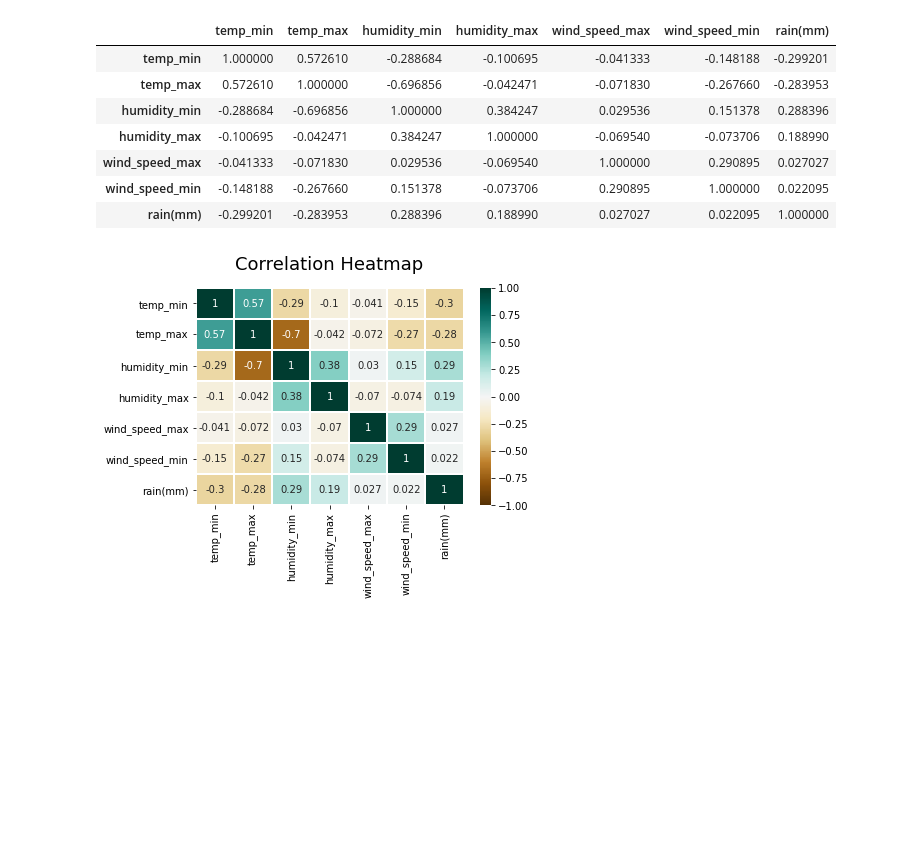
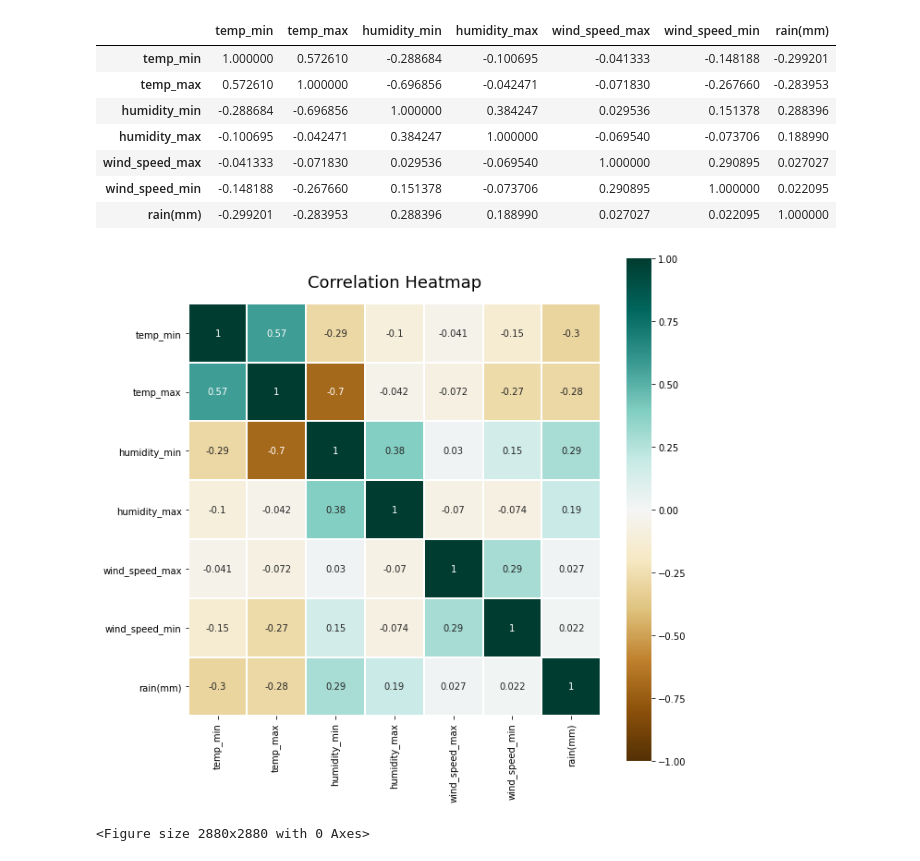
Before and after one commit to Nagesh-Cheripally/Correlation-Matrix, a Jupyter notebook: Correlation_Matrix.ipynb, the cells around one changed output. Cells and saved outputs as stored; diff of their text form; code cells hidden in the pictures; blank space fills up the shorter version.

```diff
--- a/Correlation_Matrix.ipynb
+++ b/Correlation_Matrix.ipynb
@@ -41,8 +43,11 @@ df.corr()
 # %%
 # Using HeatMap
 corrMatrix = df.corr()
-heatmap = sn.heatmap(corrMatrix, annot=True, vmin = -1, vmax = 1, cmap='BrBG', linewidths = 1)
+plt.figure(figsize=(10,10))
+heatmap = sn.heatmap(corrMatrix, annot=True, vmin = -1, vmax = 1, cmap='BrBG', linewidths = 1, square = 'true')
 heatmap.set_title('Correlation Heatmap', fontdict={'fontsize':18}, pad=18)
+plt.figure(figsize=(40,40))
 plt.show()
 # %% [output]
-[figure, old version]
+[figure, new version]
+<Figure size 2880x2880 with 0 Axes>
```
Also changed, not shown: parts of 2 cells of this notebook.
